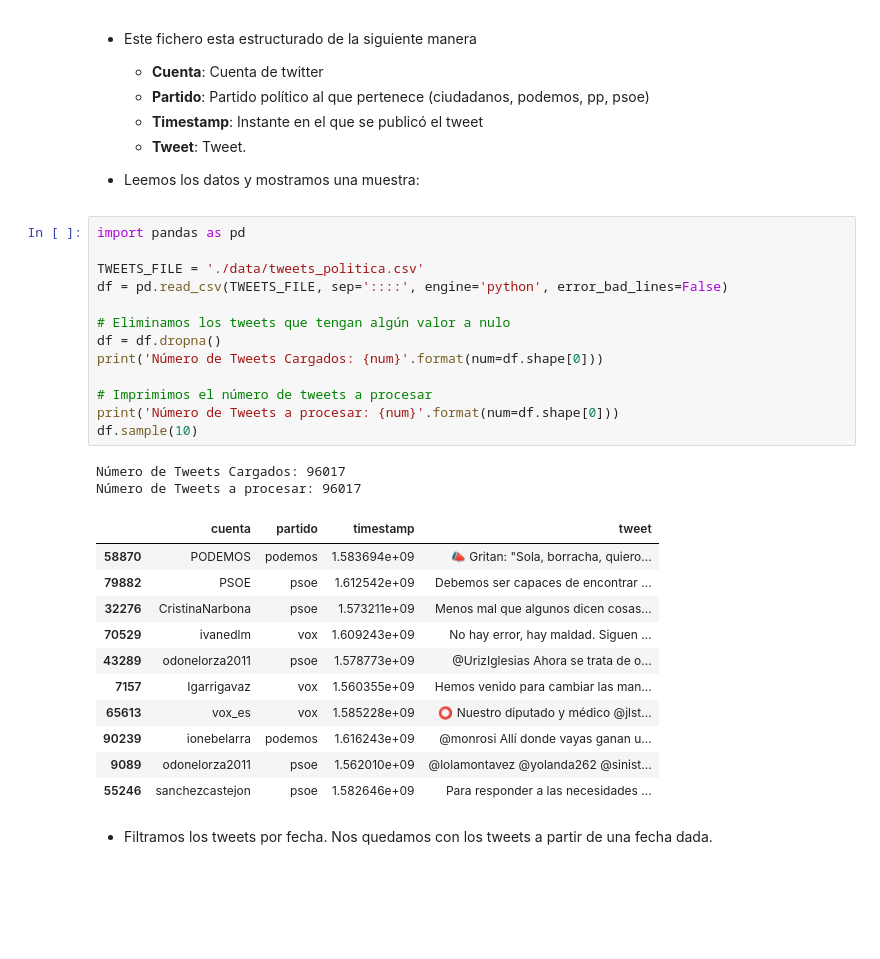
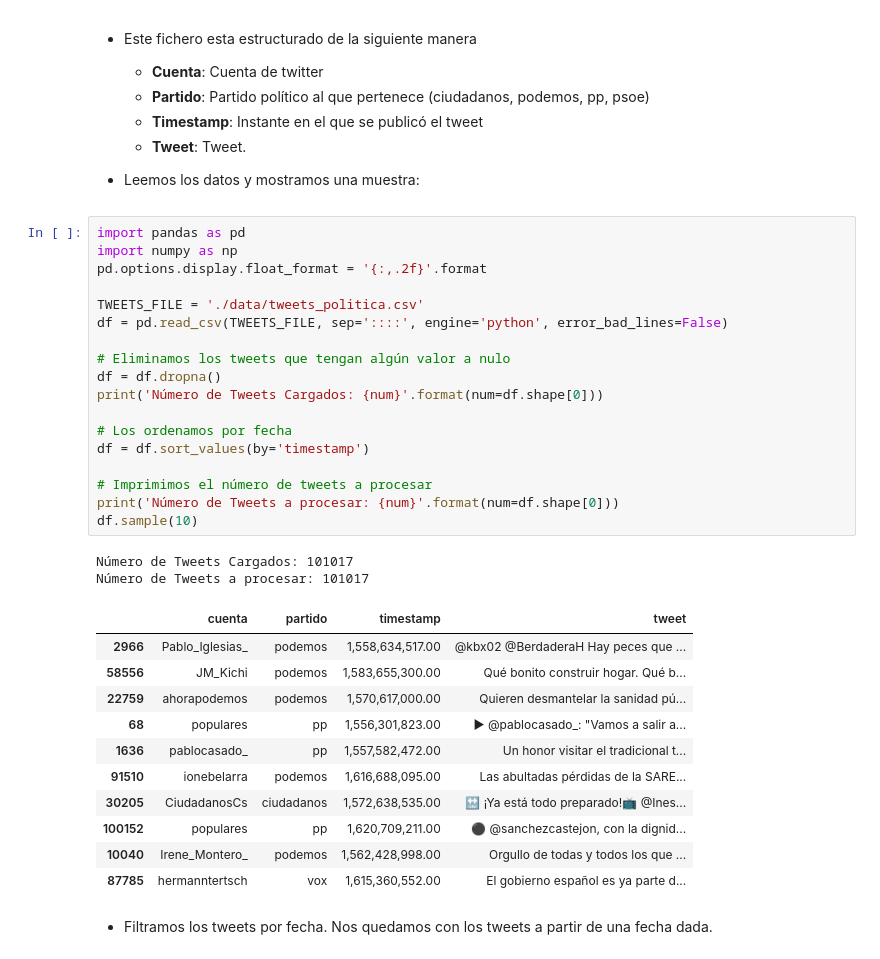
Before and after one commit to RicardoMoya/NLP_with_Python, a Jupyter notebook: 16_TensorFlow_Keras_MLP_Tendencias_Politicas_Twitter.ipynb, the cells around one changed output. Cells and saved outputs as stored; diff of their text form; blank space fills up the shorter version.

```diff
--- a/16_TensorFlow_Keras_MLP_Tendencias_Politicas_Twitter.ipynb
+++ b/16_TensorFlow_Keras_MLP_Tendencias_Politicas_Twitter.ipynb
@@ -36,31 +36,36 @@
 * Leemos los datos y mostramos una muestra:
 # %%
 import pandas as pd
+import numpy as np
+pd.options.display.float_format = '{:,.2f}'.format
 
 TWEETS_FILE = './data/tweets_politica.csv'
 df = pd.read_csv(TWEETS_FILE, sep='::::', engine='python', error_bad_lines=False)
 
 # Eliminamos los tweets que tengan algún valor a nulo
 df = df.dropna()
 print('Número de Tweets Cargados: {num}'.format(num=df.shape[0]))
 
+# Los ordenamos por fecha
+df = df.sort_values(by='timestamp')
+
 # Imprimimos el número de tweets a procesar
 print('Número de Tweets a procesar: {num}'.format(num=df.shape[0]))
 df.sample(10)
 # %% [output]
-Número de Tweets Cargados: 96017
-Número de Tweets a procesar: 96017
+Número de Tweets Cargados: 101017
+Número de Tweets a procesar: 101017
 |  | cuenta | partido | timestamp | tweet |
-| 58870 | PODEMOS | podemos | 1.583694e+09 | 📣 Gritan: "Sola, borracha, quiero... |
-| 79882 | PSOE | psoe | 1.612542e+09 | Debemos ser capaces de encontrar ... |
-| 32276 | CristinaNarbona | psoe | 1.573211e+09 | Menos mal que algunos dicen cosas... |
-| 70529 | ivanedlm | vox | 1.609243e+09 | No hay error, hay maldad. Siguen ... |
-| 43289 | odonelorza2011 | psoe | 1.578773e+09 | @UrizIglesias Ahora se trata de o... |
-| 7157 | Igarrigavaz | vox | 1.560355e+09 | Hemos venido para cambiar las man... |
-| 65613 | vox_es | vox | 1.585228e+09 | ⭕ Nuestro diputado y médico @jlst... |
-| 90239 | ionebelarra | podemos | 1.616243e+09 | @monrosi Allí donde vayas ganan u... |
-| 9089 | odonelorza2011 | psoe | 1.562010e+09 | @lolamontavez @yolanda262 @sinist... |
-| 55246 | sanchezcastejon | psoe | 1.582646e+09 | Para responder a las necesidades ... |
+| 2966 | Pablo_Iglesias_ | podemos | 1,558,634,517.00 | @kbx02 @BerdaderaH Hay peces que ... |
+| 58556 | JM_Kichi | podemos | 1,583,655,300.00 | Qué bonito construir hogar. Qué b... |
+| 22759 | ahorapodemos | podemos | 1,570,617,000.00 | Quieren desmantelar la sanidad pú... |
+| 68 | populares | pp | 1,556,301,823.00 | ▶ @pablocasado_: "Vamos a salir a... |
+| 1636 | pablocasado_ | pp | 1,557,582,472.00 | Un honor visitar el tradicional t... |
+| 91510 | ionebelarra | podemos | 1,616,688,095.00 | Las abultadas pérdidas de la SARE... |
+| 30205 | CiudadanosCs | ciudadanos | 1,572,638,535.00 | 🔛 ¡Ya está todo preparado!📺 @Ines... |
+| 100152 | populares | pp | 1,620,709,211.00 | ⚫ @sanchezcastejon, con la dignid... |
+| 10040 | Irene_Montero_ | podemos | 1,562,428,998.00 | Orgullo de todas y todos los que ... |
+| 87785 | hermanntertsch | vox | 1,615,360,552.00 | El gobierno español es ya parte d... |
 # %% [markdown]
 * Filtramos los tweets por fecha. Nos quedamos con los tweets a partir de una fecha dada.
 # %%
```
Also changed, not shown: parts of 20 cells of this notebook, 18 other files.
